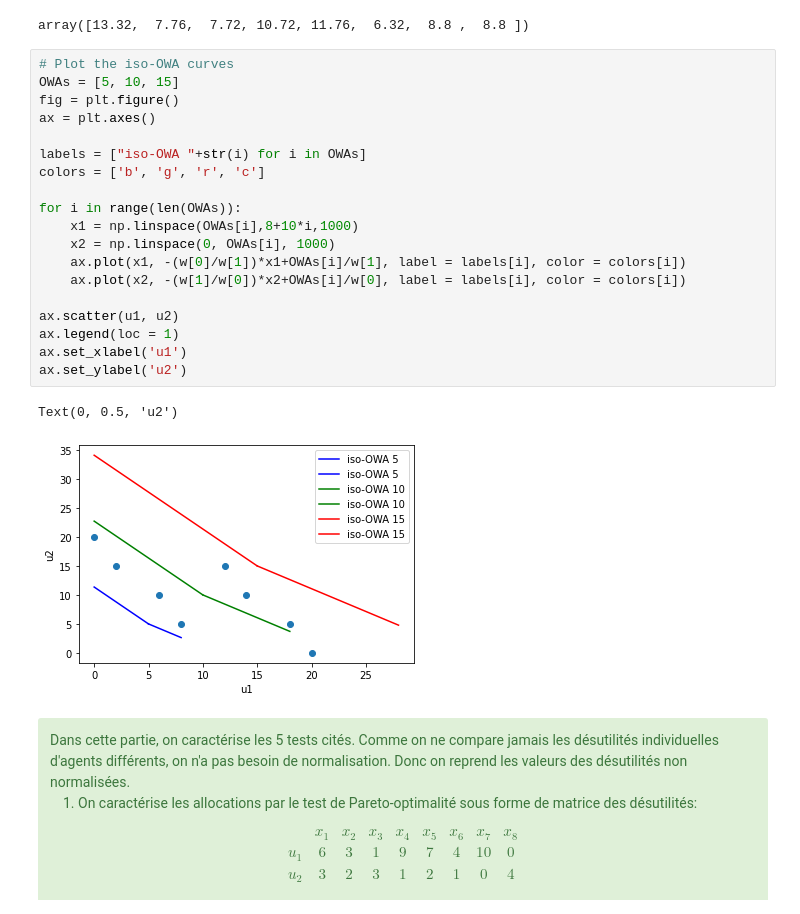
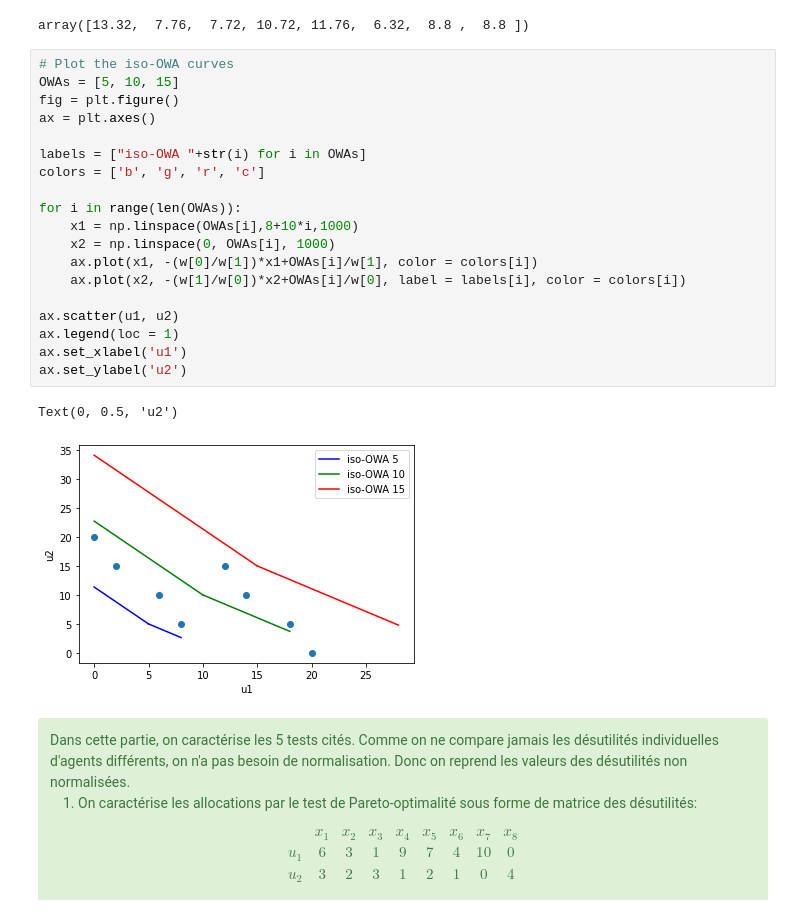
Before and after one commit to Ziqing-WU/Project-EquitableSharing, a Jupyter notebook: BE partage equitable.ipynb, the cells around one changed output. Drawn from its saved outputs; the diff is of its cells as text.

```diff
--- a/BE partage equitable.ipynb
+++ b/BE partage equitable.ipynb
@@ -277,25 +277,25 @@ array([13.32,  7.76,  7.72, 10.72, 11.76,  6.32,  8.8 ,  8.8 ])
 # %%
 # Plot the iso-OWA curves
 OWAs = [5, 10, 15]
 fig = plt.figure()
 ax = plt.axes()
 
 labels = ["iso-OWA "+str(i) for i in OWAs]
 colors = ['b', 'g', 'r', 'c']
 
 for i in range(len(OWAs)):
     x1 = np.linspace(OWAs[i],8+10*i,1000)
     x2 = np.linspace(0, OWAs[i], 1000)
-    ax.plot(x1, -(w[0]/w[1])*x1+OWAs[i]/w[1], label = labels[i], color = colors[i])
+    ax.plot(x1, -(w[0]/w[1])*x1+OWAs[i]/w[1], color = colors[i])
     ax.plot(x2, -(w[1]/w[0])*x2+OWAs[i]/w[0], label = labels[i], color = colors[i])
 
 ax.scatter(u1, u2)
 ax.legend(loc = 1)
 ax.set_xlabel('u1')
 ax.set_ylabel('u2')
 # %% [output]
 Text(0, 0.5, 'u2')
-[figure, old version]
+[figure, new version]
 # %% [markdown]
 <div class="alert alert-block alert-success">
 Dans cette partie, on caractérise les 5 tests cités. Comme on ne compare jamais les désutilités individuelles d'agents différents, on n'a pas besoin de normalisation. Donc on reprend les valeurs des désutilités non normalisées.
```
Also changed, not shown: parts of 3 cells of this notebook.
